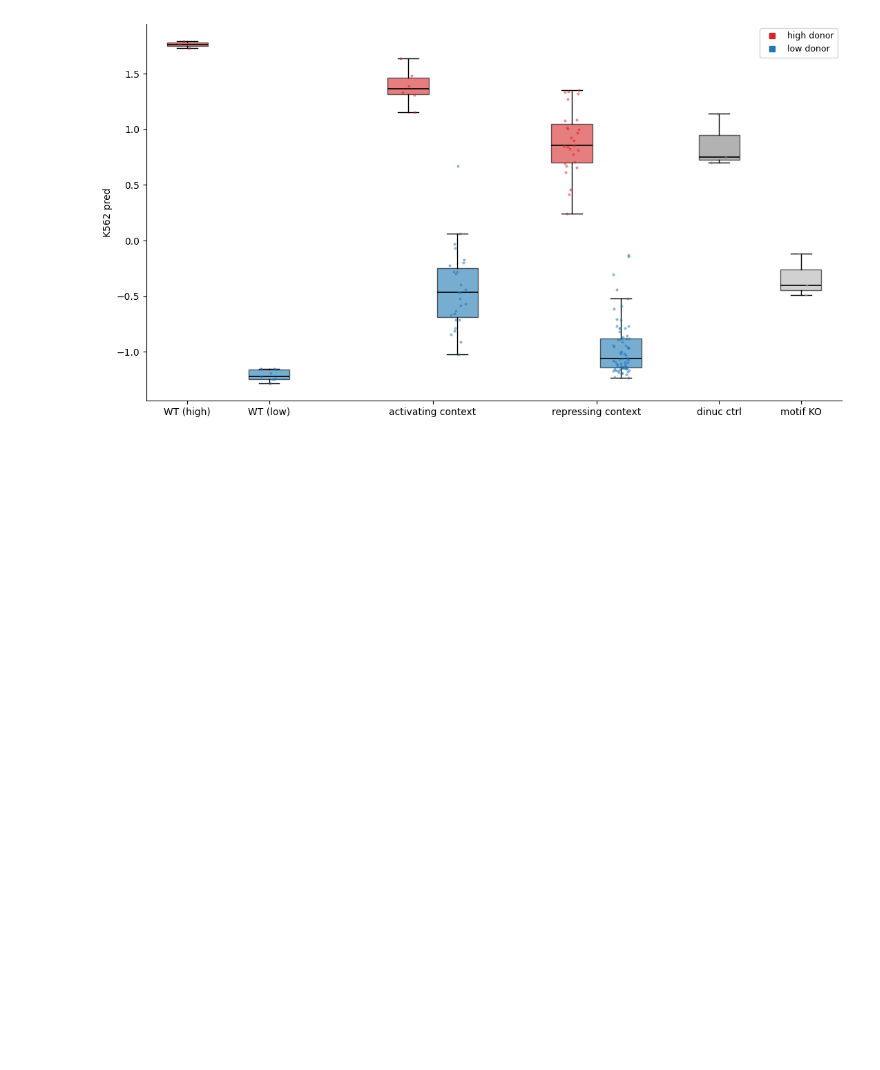
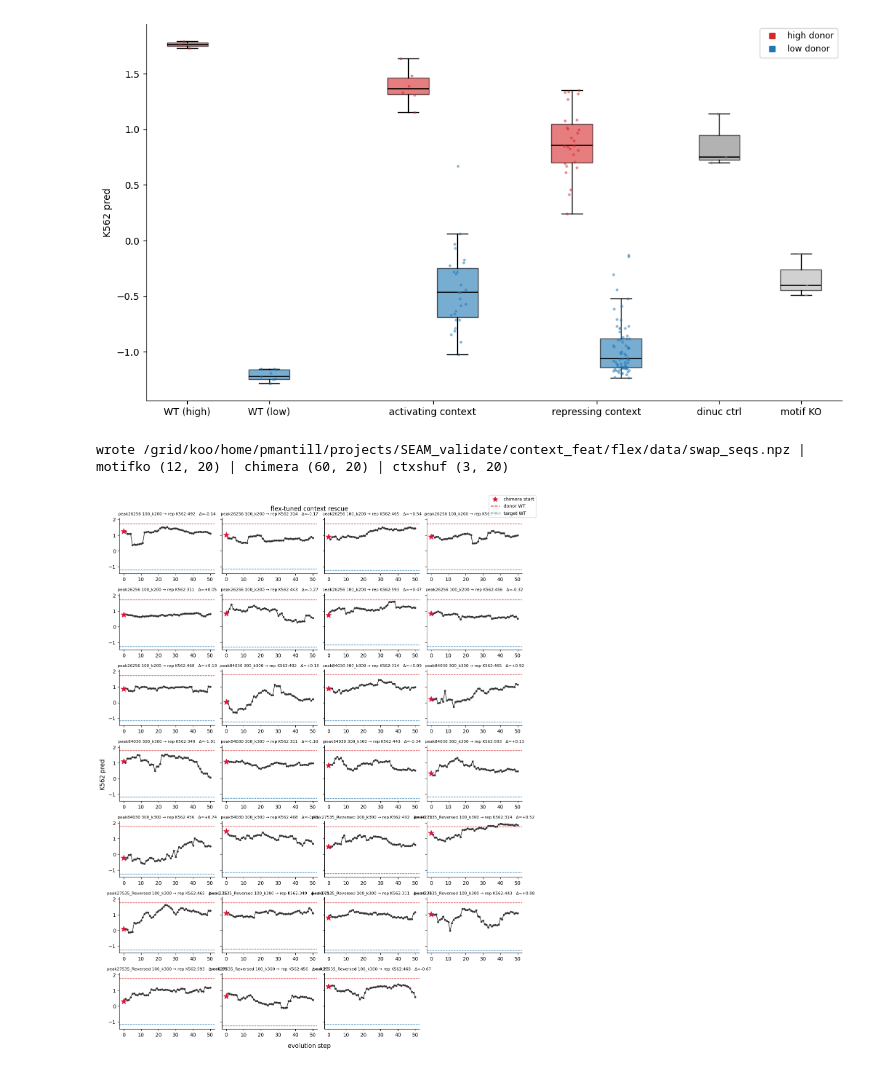
Before and after one commit to pabmantilla/SEAM_validate, a Jupyter notebook: mcs_k562/scripts/swap_experiment.ipynb, the cells around one changed output. Cells and saved outputs as stored; diff of their text form; code cells hidden in the pictures; blank space fills up the shorter version.

Commit message:
flex and dincu neg results + swap screen

```diff
--- a/mcs_k562/scripts/swap_experiment.ipynb
+++ b/mcs_k562/scripts/swap_experiment.ipynb
@@ -257,3 +257,71 @@ out.mkdir(parents=True, exist_ok=True)
 fig.savefig(out / "swap_experiment.png", dpi=200, bbox_inches="tight")
 # %% [output]
 [figure]
+# %%
+# save seqs for the flex (C0free) analysis: WT, motif-shuff (own motifs neutralized = context()),
+# full-shuff (whole insert dinuc-shuffled), ctx-shuff (motifs intact, context dinuc-shuffled = carrier()),
+# chimeric knock-ins, and the WT ISM attribution. Decoded to ACGT strings so the TF flex env loads without
+# torch. -> context_feat/flex/data/swap_seqs.npz
+BASES = np.array(list("ACGT"))
+def to_str(ohe):                                              # (B,4,230) one-hot -> (B,) array of strings
+    return np.array(["".join(BASES[r]) for r in ohe.argmax(1).numpy()])
+
+ctx_idx = high + low
+motifko_seqs = np.stack([to_str(context(i)) for i in ctx_idx])                  # (n_ctx, N) motifs neutralized
+fullshuf_seqs = np.stack([to_str(dinucleotide_shuffle(one_hot_encode(seq_str[i]).float().unsqueeze(0),
+                                                      n=N, random_state=2)[0]) for i in ctx_idx])  # (n_ctx, N) whole insert shuffled
+ctxshuf_seqs = np.stack([to_str(carrier(i)) for i in high])                     # (n_high, N) motifs intact, context shuffled
+attr_wt = np.stack([ism(one_hot_encode(seq_str[i]).float()) for i in ctx_idx])  # (n_ctx, 200, 4) mean-centered WT ISM (var region)
+pairs = ([(d, t) for d in high for t in [x for x in high if x != d] + low]     # high donor -> high & low targets
+         + [(d, t) for d in low for t in high])                               # low donor -> high targets
+chimera_seqs = np.stack([to_str(inject(d, context(t))) for d, t in pairs])      # (n_pairs, N)
+mspan_seq   = np.array([i for i in ctx_idx for _ in mot[i]])                    # annotated motif spans (230bp insert coords)
+mspan_start = np.array([s for i in ctx_idx for s, e in mot[i]])
+mspan_end   = np.array([e for i in ctx_idx for s, e in mot[i]])
+
+flexdir = Path("/grid/koo/home/pmantill/projects/SEAM_validate/context_feat/flex/data")
+flexdir.mkdir(parents=True, exist_ok=True)
+np.savez(flexdir / "swap_seqs.npz",
+         names=np.array(all_names),
+         wt=np.array([seq_str[i] for i in range(len(all_names))]),
+         high=np.array(high), low=np.array(low),
+         motifko=motifko_seqs, fullshuf=fullshuf_seqs, motifko_idx=np.array(ctx_idx),
+         ctxshuf=ctxshuf_seqs, ctxshuf_idx=np.array(high),
+         attr_wt=attr_wt,
+         chimera=chimera_seqs, chimera_donor=np.array([d for d, _ in pairs]),
+         chimera_target=np.array([t for _, t in pairs]),
+         mspan_seq=mspan_seq, mspan_start=mspan_start, mspan_end=mspan_end)
+print("wrote", flexdir / "swap_seqs.npz", "| motifko", motifko_seqs.shape, "| chimera", chimera_seqs.shape, "| ctxshuf", ctxshuf_seqs.shape)
+# %% [output]
+wrote /grid/koo/home/pmantill/projects/SEAM_validate/context_feat/flex/data/swap_seqs.npz | motifko (12, 20) | chimera (60, 20) | ctxshuf (3, 20)
+# %%
+# score K562 along ALL saved flex-evolution trajectories (from swap_rescue.ipynb) -> per chimera, does raising
+# context flex rescue activity? one panel per high->low pair; x = evolution step, y = K562 pred.
+# star = chimera start; red dashed = donor WT, blue dashed = target WT.
+E = np.load("/grid/koo/home/pmantill/projects/SEAM_validate/context_feat/flex/data/evo_traj.npz")
+acts = score(torch.stack([one_hot_encode(str(s)).float() for s in E["seqs"]]))   # (M,) K562 pred, evolution order
+pair = E["pair"]; uniq = np.unique(pair)
+
+ncol = 4
+nrow = int(np.ceil(len(uniq) / ncol))
+fig, axes = plt.subplots(nrow, ncol, figsize=(3 * ncol, 2.2 * nrow), sharey=True, squeeze=False)
+for ax, pi in zip(axes.ravel(), uniq):
+    m = pair == pi
+    d, t = int(E["donor"][pi]), int(E["target"][pi])
+    a = acts[m]
+    ax.plot(np.arange(len(a)), a, "-o", color="#333333", ms=3, lw=1.2, zorder=3)
+    ax.scatter(0, a[0], s=130, marker="*", color="crimson", zorder=5)
+    ax.axhline(wt_all[d], color="#d62728", ls="--", lw=1)
+    ax.axhline(wt_all[t], color="#1f77b4", ls="--", lw=1)
+    ax.set_title(f"{names[d]} → {all_names[t]}   Δ={a[-1] - a[0]:+.2f}", fontsize=8)
+    ax.spines[["top", "right"]].set_visible(False)
+for ax in axes.ravel()[len(uniq):]:
+    ax.axis("off")
+fig.legend(handles=[plt.Line2D([], [], marker="*", color="crimson", ls="", ms=10),
+                    plt.Line2D([], [], color="#d62728", ls="--"), plt.Line2D([], [], color="#1f77b4", ls="--")],
+           labels=["chimera start", "donor WT", "target WT"], loc="upper right", fontsize=9)
+fig.supxlabel("evolution step"); fig.supylabel("K562 pred")
+fig.suptitle("flex-tuned context rescue")
+fig.tight_layout()
+# %% [output]
+[figure, added]
```
Also changed, not shown: parts of 3 cells of this notebook, 2 other files.
